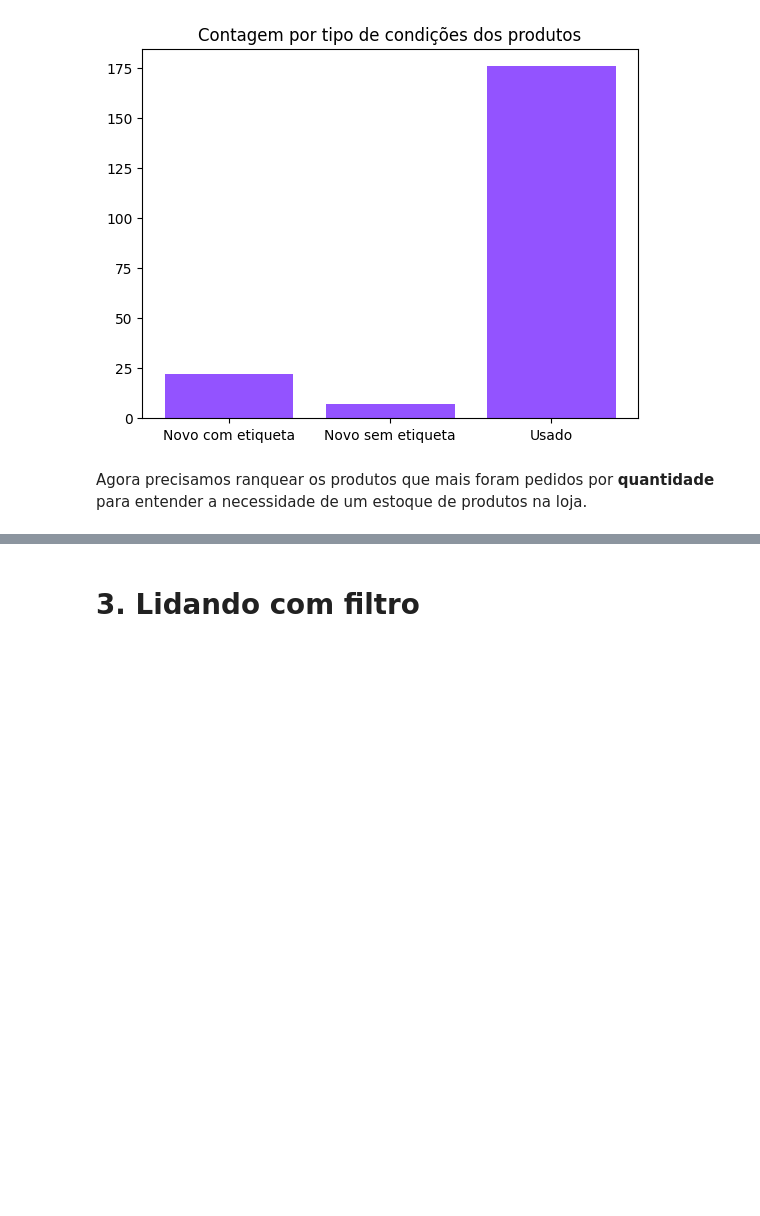
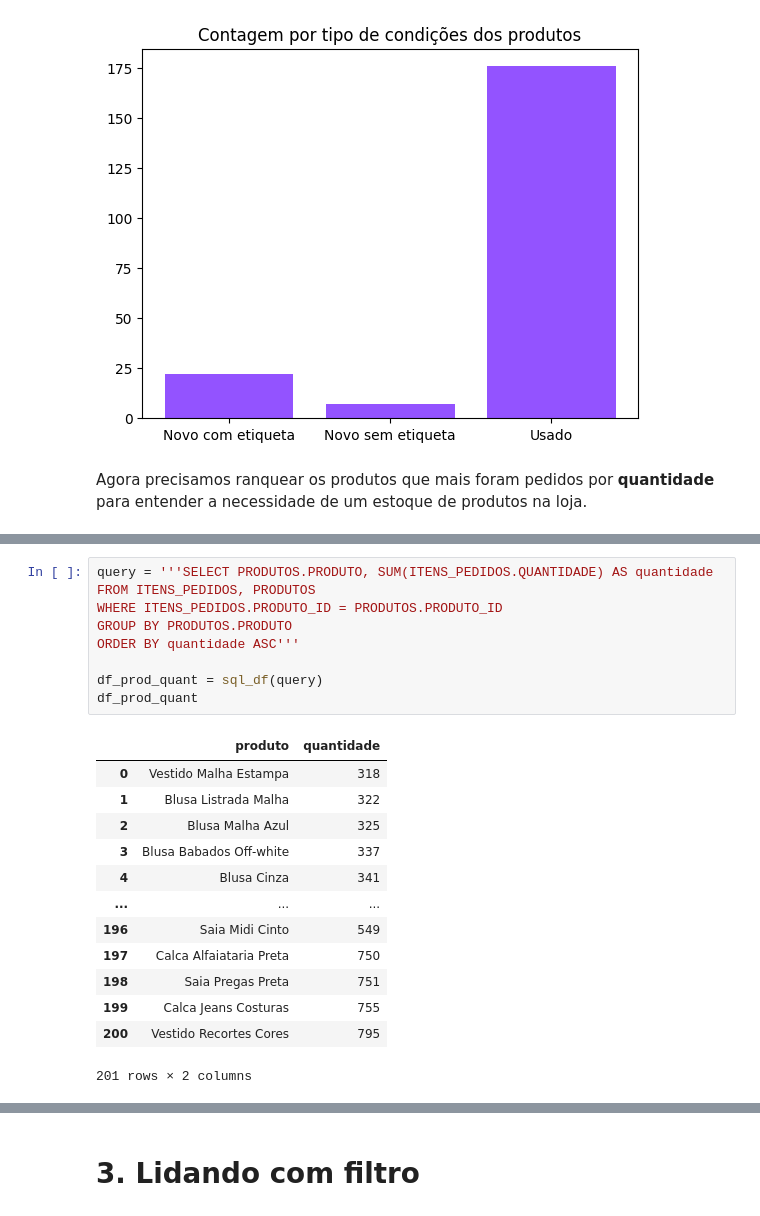
Before and after one commit to FernandoLink/Python, a Jupyter notebook: Notebook_Meteora.ipynb, the cells around one changed output, grey strips where cells are left out. Cells and saved outputs as stored; diff of their text form; blank space fills up the shorter version.

```diff
--- a/Notebook_Meteora.ipynb
+++ b/Notebook_Meteora.ipynb
@@ -91,0 +108,23 @@ Agora precisamos ranquear os produtos que mais foram pedidos por **quantidade**
+# %%
+query = '''SELECT PRODUTOS.PRODUTO, SUM(ITENS_PEDIDOS.QUANTIDADE) AS quantidade
+FROM ITENS_PEDIDOS, PRODUTOS
+WHERE ITENS_PEDIDOS.PRODUTO_ID = PRODUTOS.PRODUTO_ID
+GROUP BY PRODUTOS.PRODUTO
+ORDER BY quantidade ASC'''
+
+df_prod_quant = sql_df(query)
+df_prod_quant
+# %% [output]
+|  | produto | quantidade |
+| 0 | Vestido Malha Estampa | 318 |
+| 1 | Blusa Listrada Malha | 322 |
+| 2 | Blusa Malha Azul | 325 |
+| 3 | Blusa Babados Off-white | 337 |
+| 4 | Blusa Cinza | 341 |
+| ... | ... | ... |
+| 196 | Saia Midi Cinto | 549 |
+| 197 | Calca Alfaiataria Preta | 750 |
+| 198 | Saia Pregas Preta | 751 |
+| 199 | Calca Jeans Costuras | 755 |
+| 200 | Vestido Recortes Cores | 795 |
+201 rows × 2 columns
```
Also changed, not shown: parts of 11 cells of this notebook.
